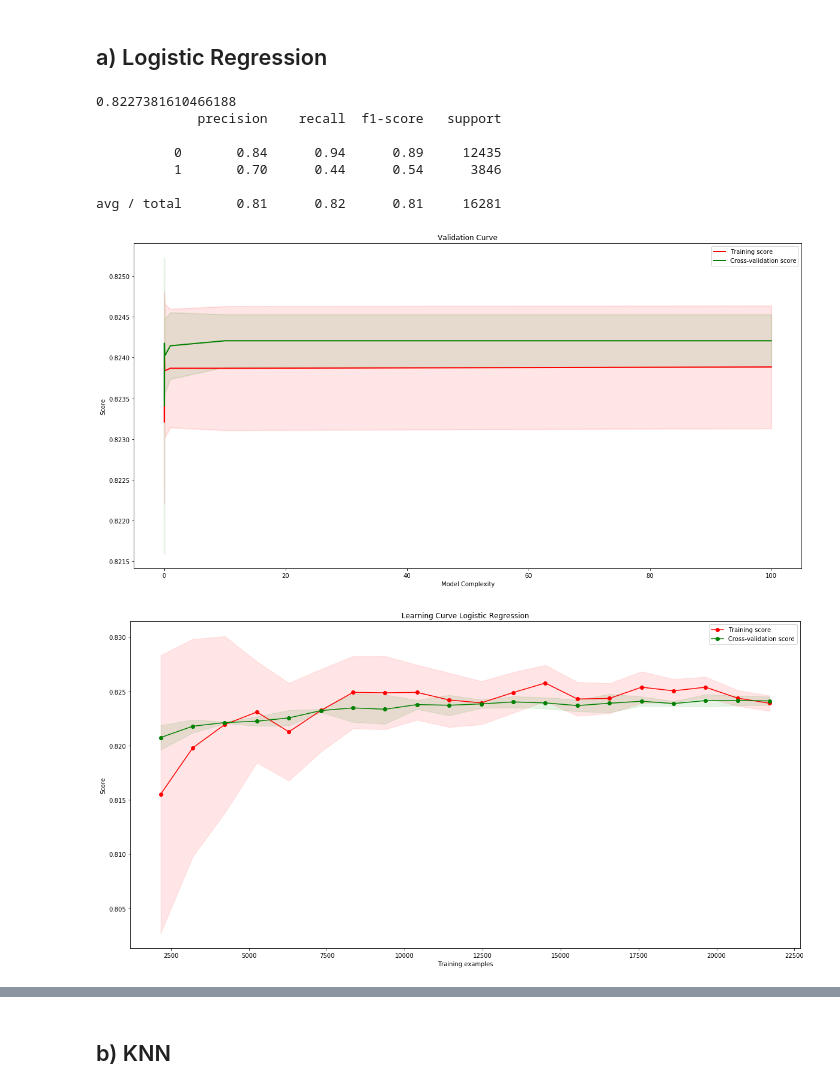
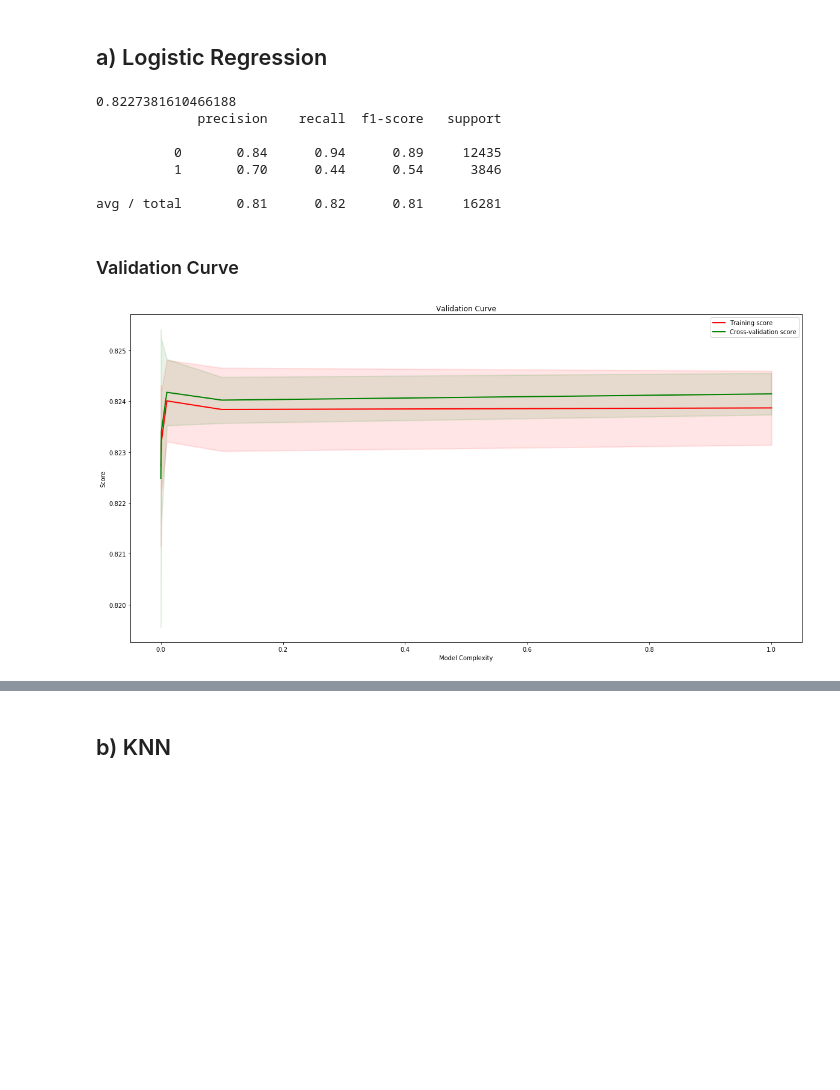
Before and after one commit to haiphucnguyen/MachineLearning, a Jupyter notebook: notes/Project 1.ipynb, the cells around one changed output, grey strips where cells are left out. Saved outputs shown, nothing was run; the diff lists cells and outputs as text; code cells hidden in the pictures; blank space fills up the shorter version.

Commit message:
- Add validation curve

```diff
--- a/notes/Project 1.ipynb
+++ b/notes/Project 1.ipynb
@@ -274,14 +274,6 @@ Y_lg_pred = lg_classifier.predict(X_test)
 Y_lg_pred_proba = lg_classifier.predict_proba(X_test)
 print(accuracy_score(Y_test, Y_lg_pred))
 print(classification_report(Y_test, Y_lg_pred))
-
-param_range = [0.001, 0.01,0.1,1,10,100]
-train_scores, test_scores = callValidationCurve(LogisticRegression(), X_train, Y_train, param_name='C',
-                                               param_range=param_range)
-plotValidationCurve(param_range, train_scores, test_scores)
-
-train_sizes, train_scores, test_scores = callLearningCurve(LogisticRegression(), X_train, Y_train)
-plotLearningCurve('Learning Curve Logistic Regression', train_sizes, train_scores, test_scores)
 # %% [output]
 0.8227381610466188
              precision    recall  f1-score   support
@@ -290,5 +282,12 @@ plotLearningCurve('Learning Curve Logistic Regression', train_sizes, train_score
           1       0.70      0.44      0.54      3846
 
 avg / total       0.81      0.82      0.81     16281
-[figure, removed]
-[figure, removed]
+# %% [markdown]
+### Validation Curve
+# %%
+param_range = [0.0001, 0.001,0.01,0.1,1]
+train_scores, test_scores = callValidationCurve(LogisticRegression(), X_train, Y_train, param_name='C',
+                                               param_range=param_range)
+plotValidationCurve(param_range, train_scores, test_scores)
+# %% [output]
+[figure, added]
```
Also changed, not shown: parts of 28 cells of this notebook.
